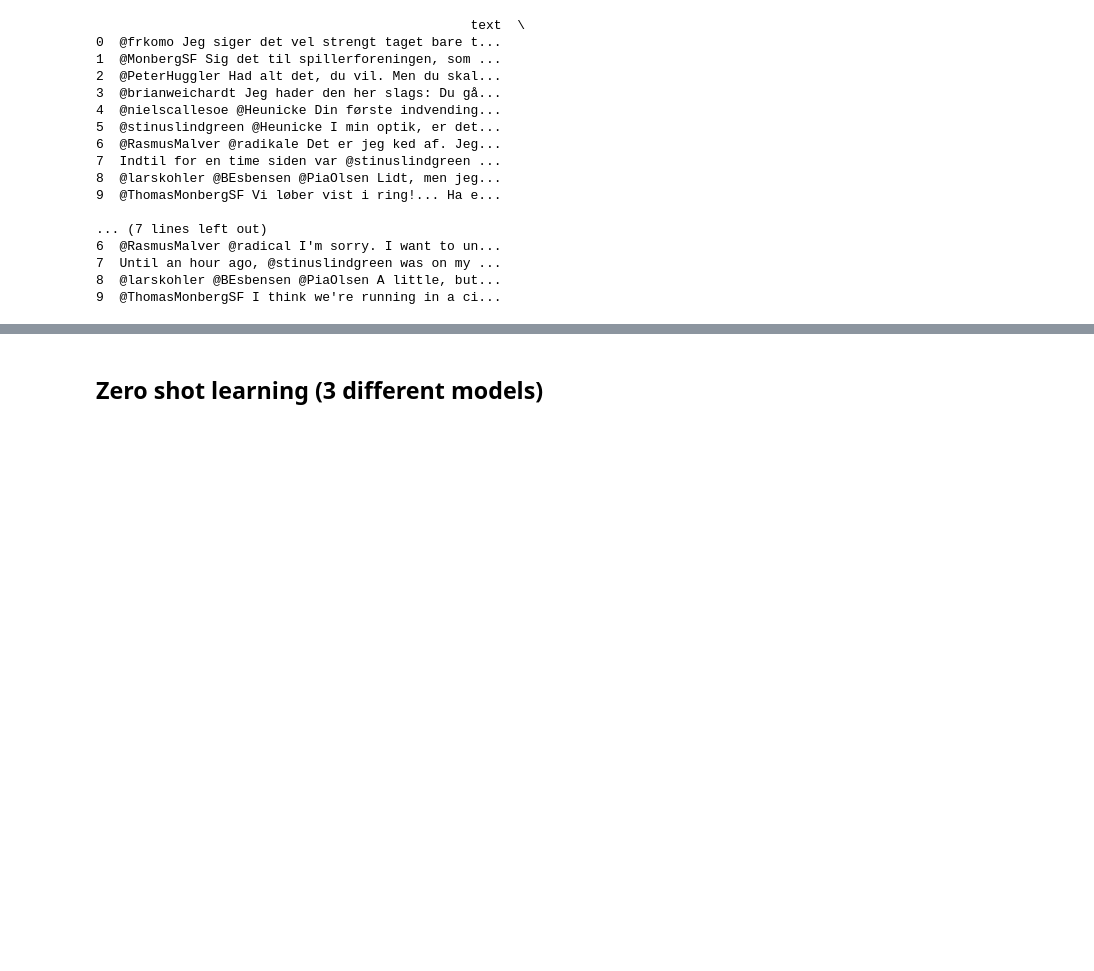
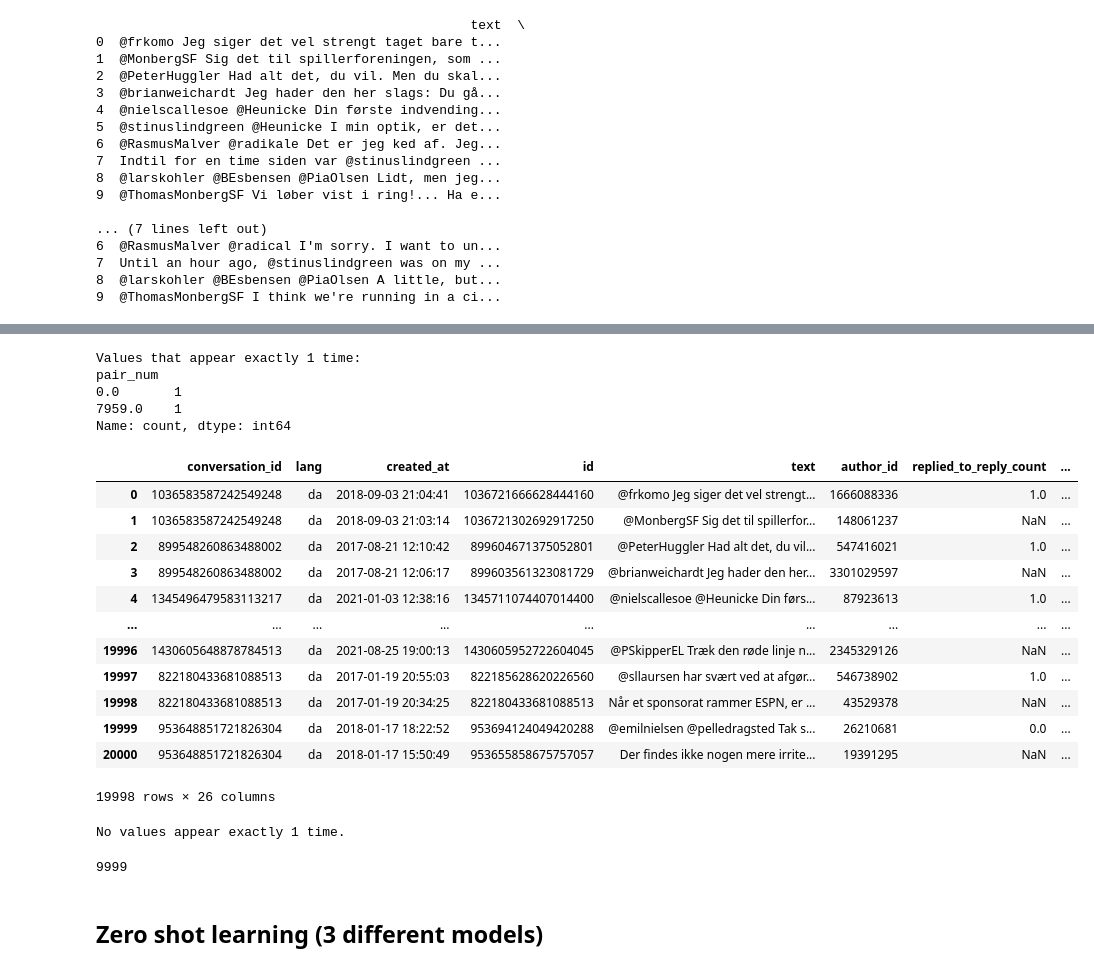
Before and after one commit to idadencker/STANDBY_IDA, a Jupyter notebook: Creating dataset of reference tweets/Scripts/Testing_counterspeech_classifiers.ipynb, the cells around one changed output, grey strips where cells are left out. Saved outputs shown, nothing was run; the diff lists cells and outputs as text; code cells hidden in the pictures; blank space fills up the shorter version.

```diff
--- a/Creating dataset of reference tweets/Scripts/Testing_counterspeech_classifiers.ipynb
+++ b/Creating dataset of reference tweets/Scripts/Testing_counterspeech_classifiers.ipynb
@@ -229,0 +247,67 @@ KeyboardInterrupt:
+# %%
+#Since the new translated df has 20002 rows: Check values for pair_num
+
+# Count the occurrences of each value in the column
+value_counts = pairs['pair_num'].value_counts()
+
+# Check for values that appear exactly 1 time
+values_appearing_1_time = value_counts[value_counts == 1]
+
+# Display the results
+if not values_appearing_1_time.empty:
+    print("Values that appear exactly 1 time:")
+    print(values_appearing_1_time)
+else:
+    print("No values appear exactly 1 time.")
+
+
+#something went wrong around pairnumber 7959,for 3 rows
+
+#Delete rows that has value 0.0 or 7959.0 or none(not filled out) in the column pair_num
+
+# remove rows with NaN values
+pairs_cleaned = pairs.dropna(subset=['pair_num'])
+# Filter out rows where 'pair_num' is 0.0 or 7959.0
+pairs_cleaned = pairs_cleaned[~pairs_cleaned['pair_num'].isin([0.0, 7959.0])]
+# %% [output]
+Values that appear exactly 1 time:
+pair_num
+0.0       1
+7959.0    1
+Name: count, dtype: int64
+# %%
+pairs_cleaned
+# %% [output]
+|  | conversation_id | lang | created_at | id | text | author_id | replied_to_reply_count | ... |
+| 0 | 1036583587242549248 | da | 2018-09-03 21:04:41 | 1036721666628444160 | @frkomo Jeg siger det vel strengt... | 1666088336 | 1.0 | ... |
+| 1 | 1036583587242549248 | da | 2018-09-03 21:03:14 | 1036721302692917250 | @MonbergSF Sig det til spillerfor... | 148061237 | NaN | ... |
+| 2 | 899548260863488002 | da | 2017-08-21 12:10:42 | 899604671375052801 | @PeterHuggler Had alt det, du vil... | 547416021 | 1.0 | ... |
+| 3 | 899548260863488002 | da | 2017-08-21 12:06:17 | 899603561323081729 | @brianweichardt Jeg hader den her... | 3301029597 | NaN | ... |
+| 4 | 1345496479583113217 | da | 2021-01-03 12:38:16 | 1345711074407014400 | @nielscallesoe @Heunicke Din førs... | 87923613 | 1.0 | ... |
+| ... | ... | ... | ... | ... | ... | ... | ... | ... |
+| 19996 | 1430605648878784513 | da | 2021-08-25 19:00:13 | 1430605952722604045 | @PSkipperEL Træk den røde linje n... | 2345329126 | NaN | ... |
+| 19997 | 822180433681088513 | da | 2017-01-19 20:55:03 | 822185628620226560 | @sllaursen har svært ved at afgør... | 546738902 | 1.0 | ... |
+| 19998 | 822180433681088513 | da | 2017-01-19 20:34:25 | 822180433681088513 | Når et sponsorat rammer ESPN, er ... | 43529378 | NaN | ... |
+| 19999 | 953648851721826304 | da | 2018-01-17 18:22:52 | 953694124049420288 | @emilnielsen @pelledragsted Tak s... | 26210681 | 0.0 | ... |
+| 20000 | 953648851721826304 | da | 2018-01-17 15:50:49 | 953655858675757057 | Der findes ikke nogen mere irrite... | 19391295 | NaN | ... |
+19998 rows × 26 columns
+# %%
+# Check it worked: Count the occurrences of each value in the column
+value_counts = pairs_cleaned['pair_num'].value_counts()
+
+# Check for values that appear exactly 3 times
+values_appearing_1_time = value_counts[value_counts == 1]
+
+# Display the results
+if not values_appearing_1_time.empty:
+    print("Values that appear exactly 1 time:")
+    print(values_appearing_1_time)
+else:
+    print("No values appear exactly 1 time.")
+
+
+#Count number of unique values in pair_num (should be 999 since pair 7959 was removed)
+pairs_cleaned['pair_num'].nunique()
+# %% [output]
+No values appear exactly 1 time.
+9999
```
Also changed, not shown: parts of 4 cells of this notebook, 3 other files.
